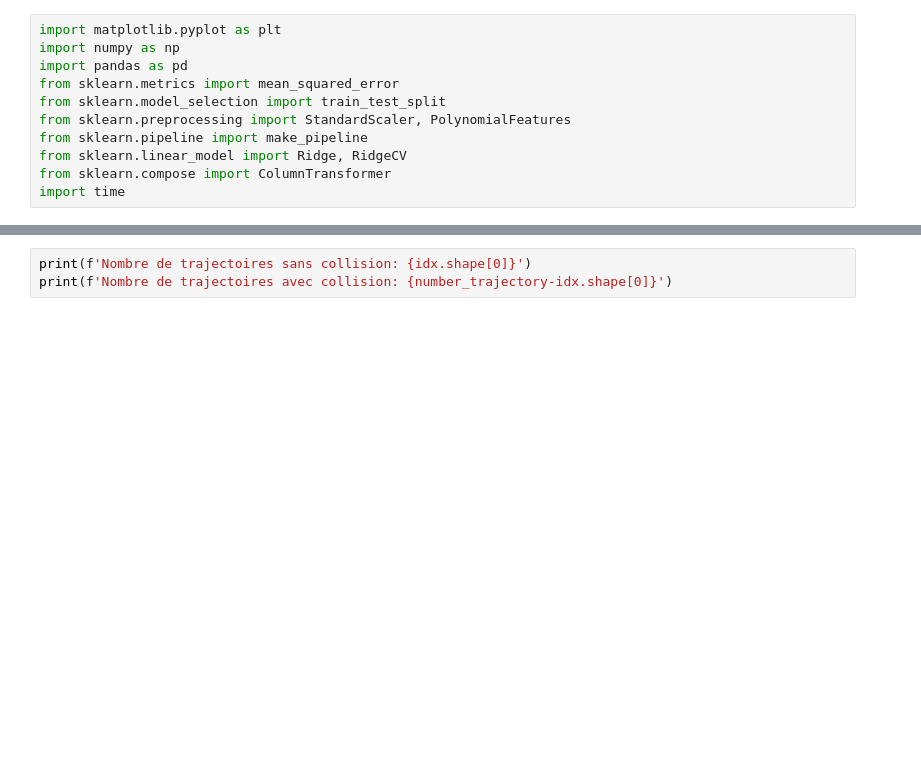
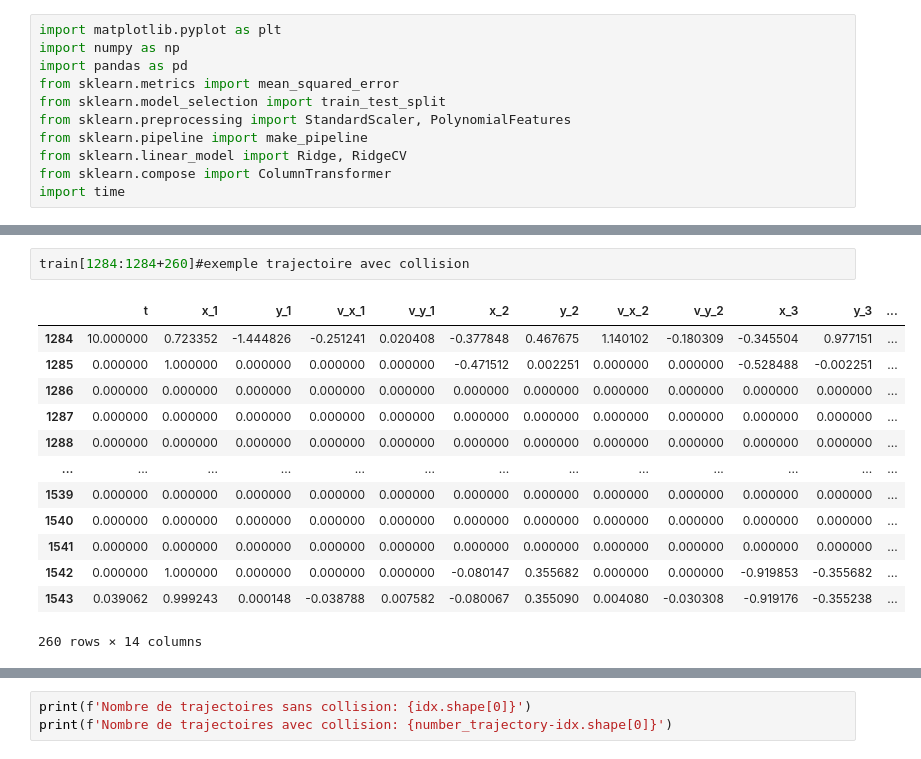
Before and after one commit to PLONTZNathan/MachineLearning_Assignment1, a Jupyter notebook: src/data_exploration.ipynb, the cells around one changed output, grey strips where cells are left out. Drawn from its saved outputs; the diff is of its cells as text; blank space fills up the shorter version.

```diff
--- a/src/data_exploration.ipynb
+++ b/src/data_exploration.ipynb
@@ -32 +67,17 @@ data.tail()
+# %%
+train[1284:1284+260]#exemple trajectoire avec collision
+# %% [output]
+|  | t | x_1 | y_1 | v_x_1 | v_y_1 | x_2 | y_2 | v_x_2 | v_y_2 | x_3 | y_3 | ... |
+| 1284 | 10.000000 | 0.723352 | -1.444826 | -0.251241 | 0.020408 | -0.377848 | 0.467675 | 1.140102 | -0.180309 | -0.345504 | 0.977151 | ... |
+| 1285 | 0.000000 | 1.000000 | 0.000000 | 0.000000 | 0.000000 | -0.471512 | 0.002251 | 0.000000 | 0.000000 | -0.528488 | -0.002251 | ... |
+| 1286 | 0.000000 | 0.000000 | 0.000000 | 0.000000 | 0.000000 | 0.000000 | 0.000000 | 0.000000 | 0.000000 | 0.000000 | 0.000000 | ... |
+| 1287 | 0.000000 | 0.000000 | 0.000000 | 0.000000 | 0.000000 | 0.000000 | 0.000000 | 0.000000 | 0.000000 | 0.000000 | 0.000000 | ... |
+| 1288 | 0.000000 | 0.000000 | 0.000000 | 0.000000 | 0.000000 | 0.000000 | 0.000000 | 0.000000 | 0.000000 | 0.000000 | 0.000000 | ... |
+| ... | ... | ... | ... | ... | ... | ... | ... | ... | ... | ... | ... | ... |
+| 1539 | 0.000000 | 0.000000 | 0.000000 | 0.000000 | 0.000000 | 0.000000 | 0.000000 | 0.000000 | 0.000000 | 0.000000 | 0.000000 | ... |
+| 1540 | 0.000000 | 0.000000 | 0.000000 | 0.000000 | 0.000000 | 0.000000 | 0.000000 | 0.000000 | 0.000000 | 0.000000 | 0.000000 | ... |
+| 1541 | 0.000000 | 0.000000 | 0.000000 | 0.000000 | 0.000000 | 0.000000 | 0.000000 | 0.000000 | 0.000000 | 0.000000 | 0.000000 | ... |
+| 1542 | 0.000000 | 1.000000 | 0.000000 | 0.000000 | 0.000000 | -0.080147 | 0.355682 | 0.000000 | 0.000000 | -0.919853 | -0.355682 | ... |
+| 1543 | 0.039062 | 0.999243 | 0.000148 | -0.038788 | 0.007582 | -0.080067 | 0.355090 | 0.004080 | -0.030308 | -0.919176 | -0.355238 | ... |
+260 rows × 14 columns
 # %%
```
Also changed, not shown: parts of 27 cells of this notebook.
